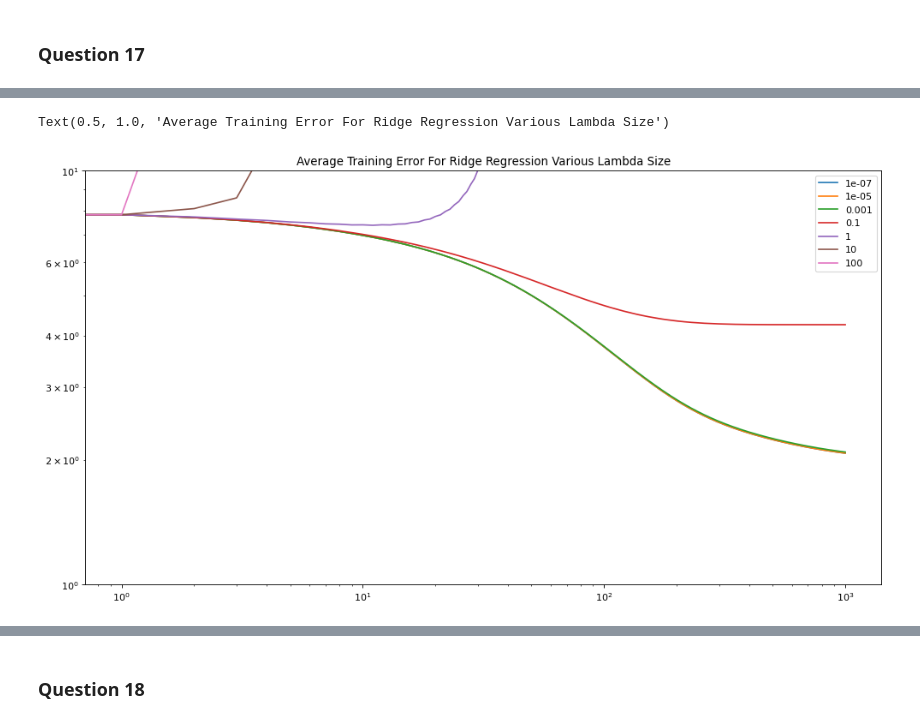
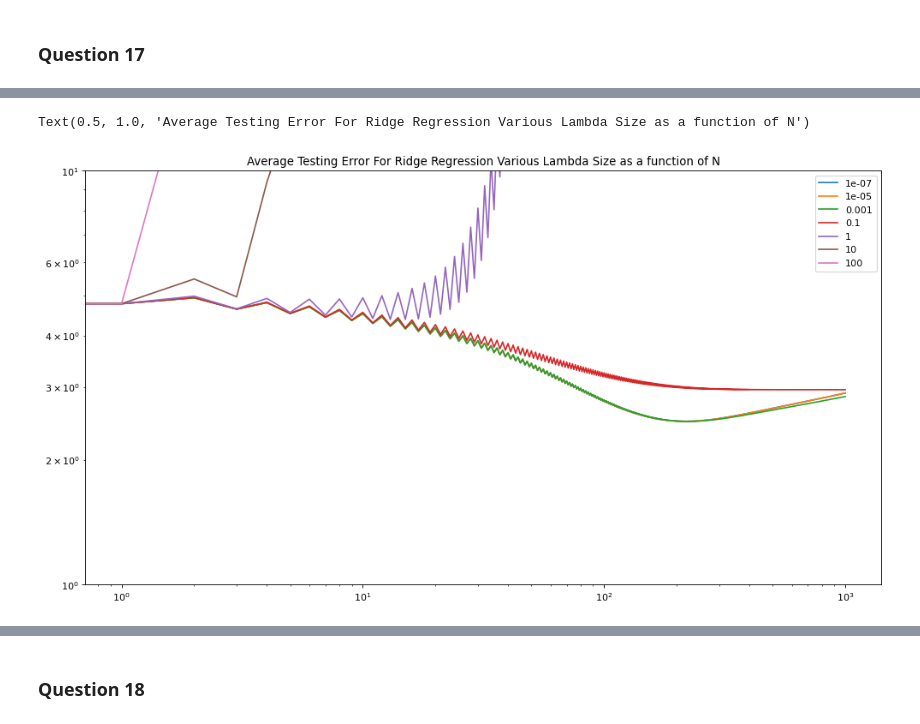
Before and after one commit to nyu-big-data/ds-masters, a Jupyter notebook: Spring-Term-2021/1003-Machine-Learning/Homework/HW-2/HW 2 Notebook.ipynb, the cells around one changed output, grey strips where cells are left out. Drawn from its saved outputs; the diff is of its cells as text; code cells hidden in the pictures.

```diff
--- a/Spring-Term-2021/1003-Machine-Learning/Homework/HW-2/HW 2 Notebook.ipynb
+++ b/Spring-Term-2021/1003-Machine-Learning/Homework/HW-2/HW 2 Notebook.ipynb
@@ -402,14 +370,22 @@ def regularized_grad_descent(X, y, alpha=0.05, lambda_reg=10**-2, num_step=1000)
 ### Question 17
 # %%
 #Define helper variables
-lambdas = [10**-7, 10**-5, 10**-3, 10**-1, 1, 10,100]
+lambdas = [10**-7, 10**-5, 10**-3, 10**-1,1, 10,100]
 step_size = .05
 train_loss_dict = {}
 hist_theta_dict = {}
 test_loss_dict = {}
 hist_theta_dict = {}
-
+#Iterate over lambdas
 for l in lambdas:
-    theta_hist , loss_hist = regularized_grad_descent(x_train,y_train,alpha=step_size,lambda_reg=l,num_step=1000)
-    train_loss_dict[l] = loss_hist
-    hist_theta_dict[l] = theta_hist
+     hist_theta_dict[l], train_loss_dict[l] = regularized_grad_descent(x_train,y_train,alpha=step_size, lambda_reg=l,num_step=1000)
+#Generate helper variable for x-axis
+x = list(range(1001))
+#Begin plotting
+plt.figure(figsize=(15, 8), dpi=80)
+for l in lambdas:
+    plt.plot(x,train_loss_dict[l], label=''.join(str(l)))
+plt.yscale('log')
+plt.xscale('log')
+plt.legend()
+plt.title("Average Training Error For Ridge Regression Various Lambda Size")
@@ -416,32 +395,27 @@ for l in lambdas:
-# %%
-#Generate helper variable for x-axis
-x = list(range(1001))
-#Begin plotting
-plt.figure(figsize=(15, 8), dpi=80)
-for l in lambdas:
-    plt.plot(x,train_loss_dict[l], label=''.join(str(l)))
-plt.yscale('log')
-plt.xscale('log')
-plt.legend()
-plt.title("Average Training Error For Ridge Regression Various Lambda Size")
-# %% [output]
-Text(0.5, 1.0, 'Average Training Error For Ridge Regression Various Lambda Size')
-[figure, removed]
 # %%
 ###Using step size alpha = .05 calculate average test loss as a functio of N iterations
 
 #Initialize helper variables
-N = 1000
-average_test_loss = {10**-7 : [],
-                    10**-5  : [],
-                    10**-3  : [],
-                    10**-1  : [],
-                    1       : [],
-                    10      : [],
-                    100     : []}
+N = 1001
+average_test_loss = {}
+for l in lambdas:
+    average_test_loss[l] = []
 #Iterate over 1000 steps
 for l in lambdas:
     for step in range(N):
         #Calculate average test loss
         average_test_loss[l].append(compute_square_loss(x_test,y_test,hist_theta_dict[l][step]))
-    average_test_loss[l] = np.array(average_test_loss[l])
+    average_test_loss[l] = np.array(average_test_loss[l]) #Make np array
+#Generate helper variable for x-axis
+x = list(range(1001))
+#Begin plotting
+plt.figure(figsize=(15, 8), dpi=80)
+for l in lambdas:
+    plt.plot(x,average_test_loss[l], label=''.join(str(l)))
+plt.yscale('log')
+plt.xscale('log')
+plt.legend()
+plt.title("Average Testing Error For Ridge Regression Various Lambda Size as a function of N")
+# %% [output]
+Text(0.5, 1.0, 'Average Testing Error For Ridge Regression Various Lambda Size as a function of N')
+[figure, added]
```
Also changed, not shown: parts of 41 cells of this notebook, 20 other files.
